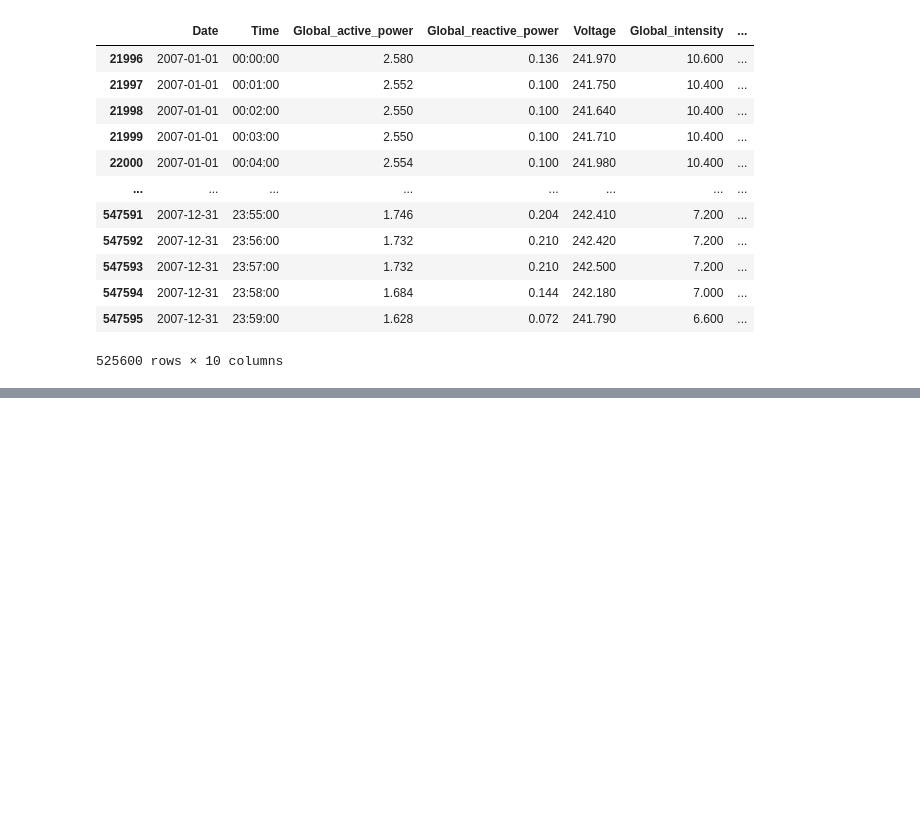
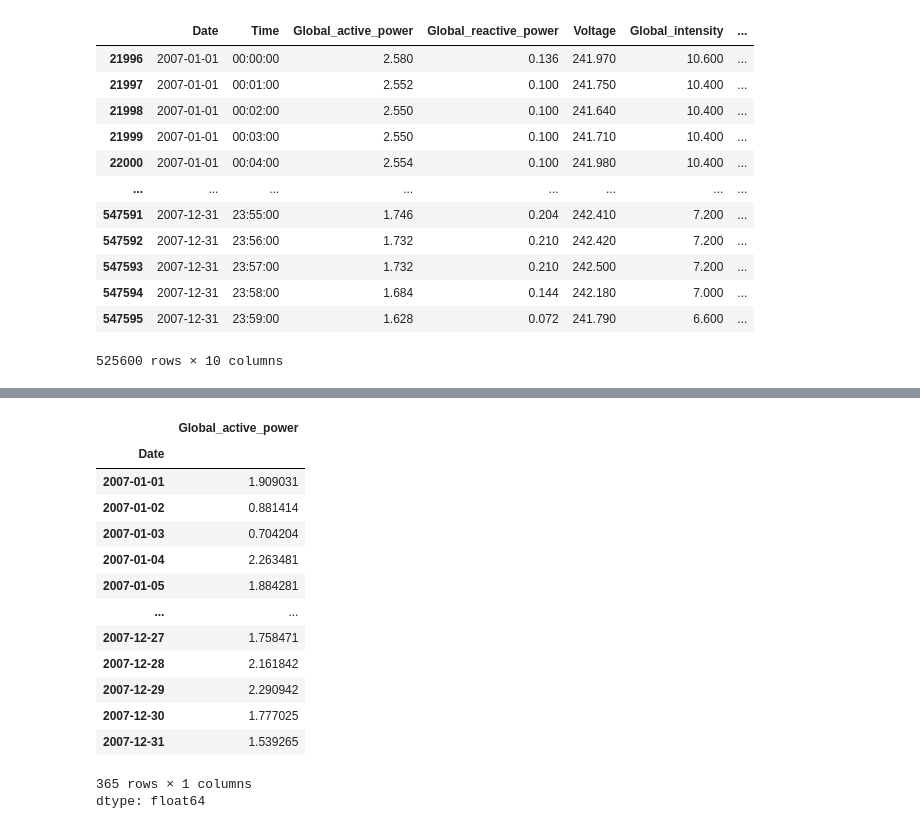
Before and after one commit to NathanMagno/energy-consumers-data, a Jupyter notebook: cp04.ipynb, the cells around one changed output, grey strips where cells are left out. Drawn from its saved outputs; the diff is of its cells as text; code cells hidden in the pictures; blank space fills up the shorter version.

```diff
--- a/cp04.ipynb
+++ b/cp04.ipynb
@@ -65,6 +77,8 @@ df_2007
 # %%
 df['Global_active_power'] = pd.to_numeric(df['Global_active_power'], errors='coerce')
 
+df_2007['Global_active_power'] = pd.to_numeric(df['Global_active_power'], errors='coerce')
+
 df.info()
 # %% [output]
 <class 'pandas.core.frame.DataFrame'>
@@ -86,0 +126,19 @@ memory usage: 158.3+ MB
+# %%
+media = df_2007.groupby('Date')['Global_active_power'].mean()
+display(media)
+# %% [output]
+|  | Global_active_power |
+| Date |  |
+| 2007-01-01 | 1.909031 |
+| 2007-01-02 | 0.881414 |
+| 2007-01-03 | 0.704204 |
+| 2007-01-04 | 2.263481 |
+| 2007-01-05 | 1.884281 |
+| ... | ... |
+| 2007-12-27 | 1.758471 |
+| 2007-12-28 | 2.161842 |
+| 2007-12-29 | 2.290942 |
+| 2007-12-30 | 1.777025 |
+| 2007-12-31 | 1.539265 |
+365 rows × 1 columns
+dtype: float64
```
Also changed, not shown: parts of 5 cells of this notebook.
